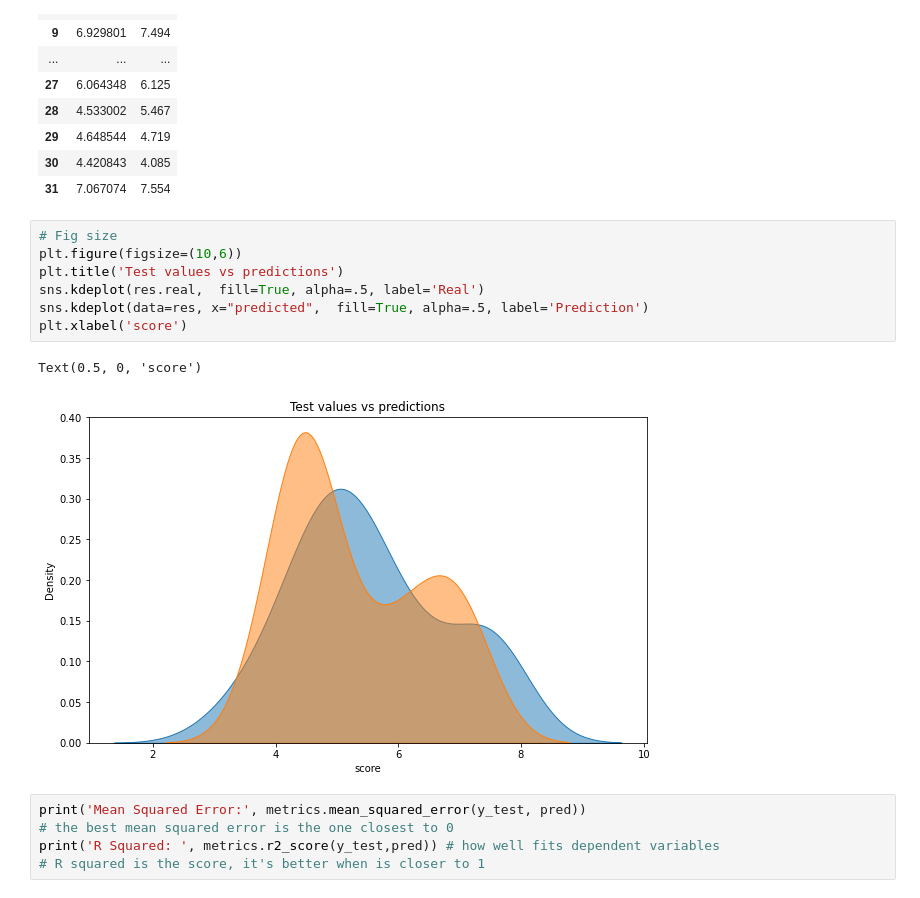
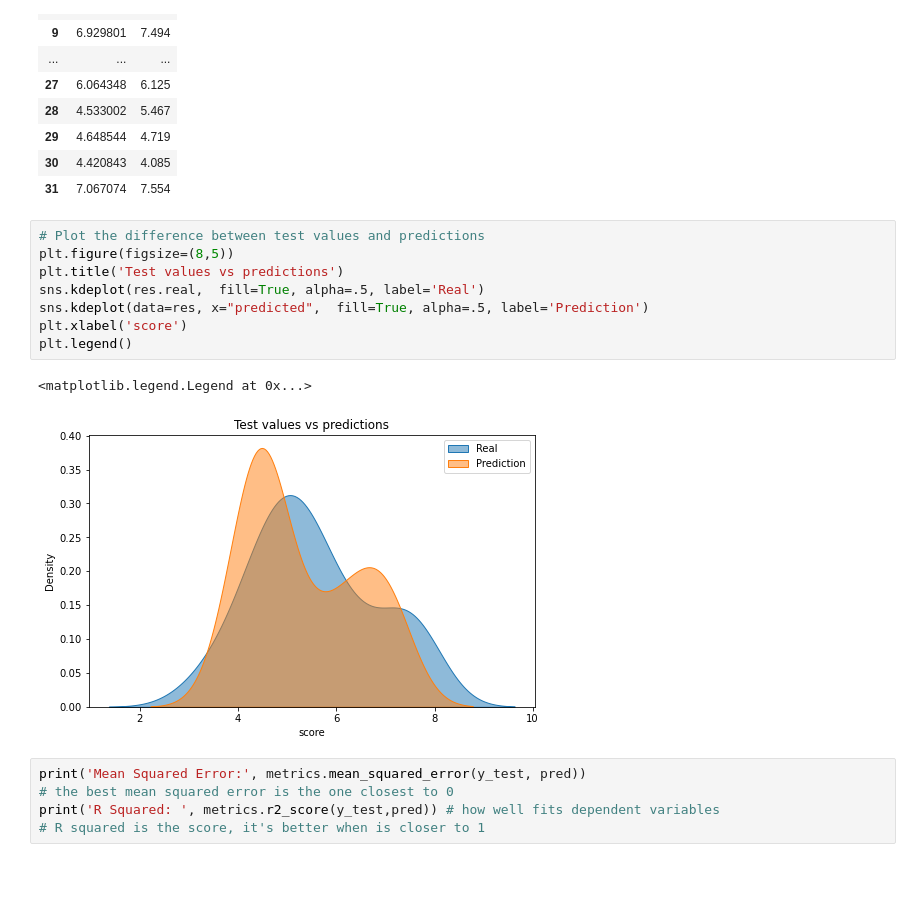
Before and after one commit to cecipert/Machine-Learning-avan-at, a Jupyter notebook: S16 T01 advance-machine-learning.ipynb, the cells around one changed output. Saved outputs shown, nothing was run; the diff lists cells and outputs as text.

```diff
--- a/S16 T01 advance-machine-learning.ipynb
+++ b/S16 T01 advance-machine-learning.ipynb
@@ -198,15 +210,16 @@ res
 | 30 | 4.420843 | 4.085 |
 | 31 | 7.067074 | 7.554 |
 # %%
-# Fig size
-plt.figure(figsize=(10,6))
+# Plot the difference between test values and predictions
+plt.figure(figsize=(8,5))
 plt.title('Test values vs predictions')
 sns.kdeplot(res.real,  fill=True, alpha=.5, label='Real')
 sns.kdeplot(data=res, x="predicted",  fill=True, alpha=.5, label='Prediction')
 plt.xlabel('score')
+plt.legend()
 # %% [output]
-Text(0.5, 0, 'score')
+<matplotlib.legend.Legend at 0x...>
-[figure, old version]
+[figure, new version]
 # %%
 print('Mean Squared Error:', metrics.mean_squared_error(y_test, pred))
 # the best mean squared error is the one closest to 0
```
Also changed, not shown: parts of 24 cells of this notebook, 1 other file.
